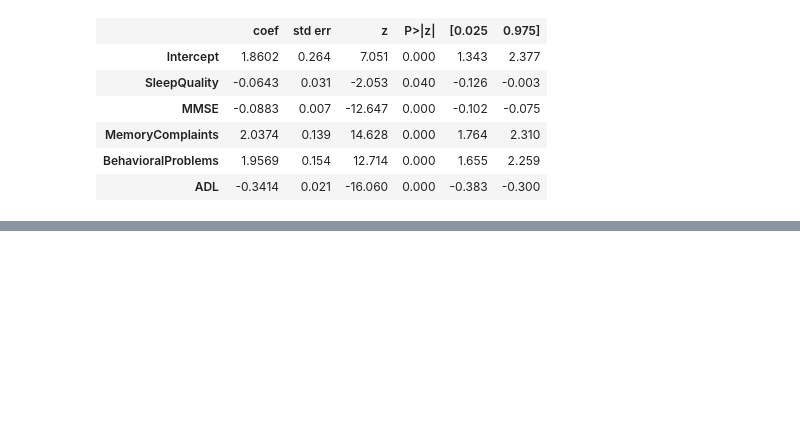
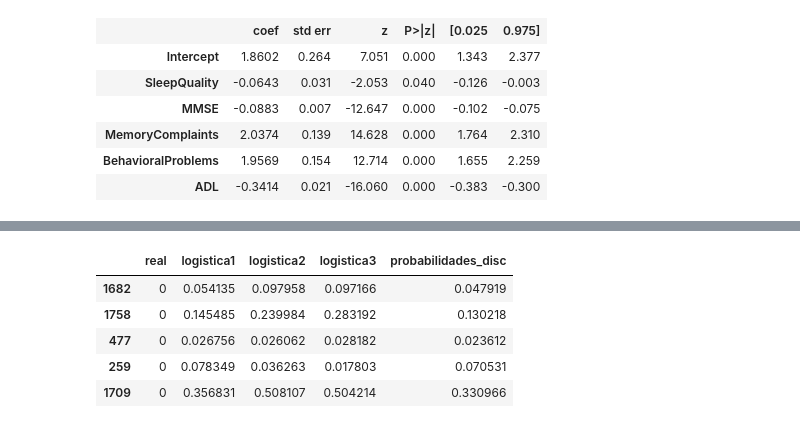
Before and after one commit to ppmelch/Lab-Aprendizaje-Estad-stico, a Jupyter notebook: Tareas/T 5/Tarea 5.ipynb, the cells around one changed output, grey strips where cells are left out. Saved outputs shown, nothing was run; the diff lists cells and outputs as text; code cells hidden in the pictures; blank space fills up the shorter version.

```diff
--- a/Tareas/T 5/Tarea 5.ipynb
+++ b/Tareas/T 5/Tarea 5.ipynb
@@ -230,9 +230,9 @@ model.summary().tables[1]
 X = df.drop(target, axis=1)
 y = df[target]
 
-X_train, X_test, y_train, y_test = train_test_split(X, y, test_size=0.3, random_state=42)
-
+X_train, X_test, y_train, y_test = train_test_split(X, y, test_size=0.3, random_state=0)
 model = linear_model.LogisticRegression().fit(X_train, y_train)
+probabilities_modelo1= model.predict_proba(X_test)[:,1]
 # %%
 probas = model.predict_proba(X_test)
 
@@ -257,0 +258,21 @@ plt.grid()
+# %%
+from sklearn.preprocessing import PolynomialFeatures
+from sklearn.preprocessing import StandardScaler
+from sklearn.pipeline import Pipeline
+
+
+pipeline= Pipeline([
+    ("scaler", StandardScaler()),
+    ("poly", PolynomialFeatures(degree=2)),
+    ("model", linear_model.LogisticRegression(penalty='l2'))
+])
+pipeline.fit(X_train, y_train)
+probabilities_modelo2= pipeline.predict_proba(X_test)[:,1]
+# %%
+pipeline= Pipeline([
+    ("scaler", StandardScaler()),
+    ("poly", PolynomialFeatures(degree=3)),
+    ("model", linear_model.LogisticRegression(penalty='l2'))
+])
+pipeline.fit(X_train, y_train)
+probabilities_modelo3= pipeline.predict_proba(X_test)[:,1]
@@ -257,0 +287,25 @@ plt.grid()
+# %%
+from sklearn.discriminant_analysis import LinearDiscriminantAnalysis
+
+pipeline= Pipeline([
+    ("scaler", StandardScaler()),
+    ("model", LinearDiscriminantAnalysis())
+])
+pipeline.fit(X_train, y_train)
+probabilidades_modelo_disc= pipeline.predict_proba(X_test)[:,1]
+# %%
+juntar = pd.DataFrame({
+    'real': y_test,
+    'logistica1': probabilities_modelo1,
+    'logistica2': probabilities_modelo2,
+    'logistica3': probabilities_modelo3,
+    'probabilidades_disc': probabilidades_modelo_disc
+})
+juntar.head()
+# %% [output]
+|  | real | logistica1 | logistica2 | logistica3 | probabilidades_disc |
+| 1682 | 0 | 0.054135 | 0.097958 | 0.097166 | 0.047919 |
+| 1758 | 0 | 0.145485 | 0.239984 | 0.283192 | 0.130218 |
+| 477 | 0 | 0.026756 | 0.026062 | 0.028182 | 0.023612 |
+| 259 | 0 | 0.078349 | 0.036263 | 0.017803 | 0.070531 |
+| 1709 | 0 | 0.356831 | 0.508107 | 0.504214 | 0.330966 |
```
Also changed, not shown: parts of 5 cells of this notebook, 5 other files.
